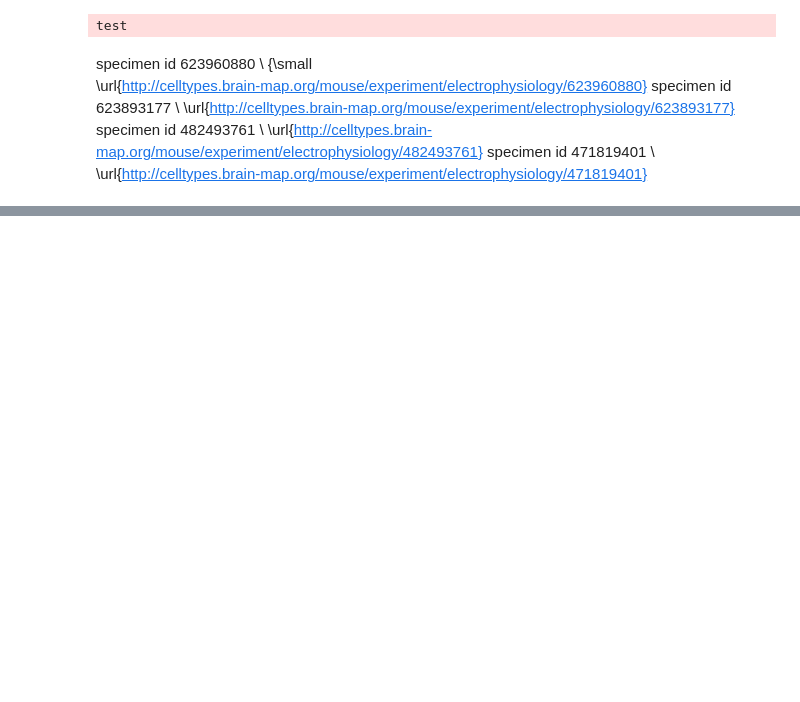
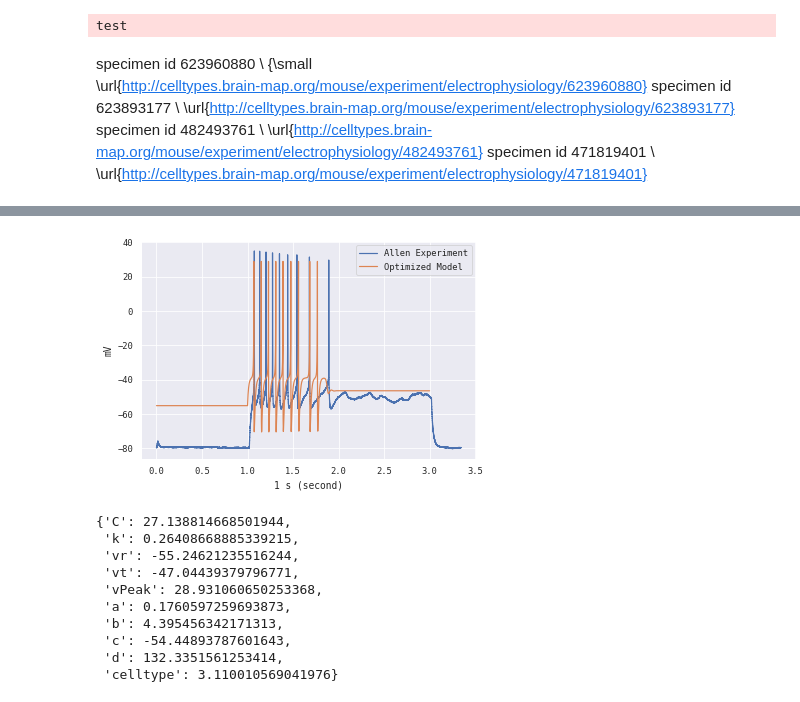
Before and after one commit to russelljjarvis/BluePyOptBU, a Jupyter notebook: examples/bpo_nu_fusion/ReducedModelsBluePyOptimization.ipynb, the cells around one changed output, grey strips where cells are left out. Cells and saved outputs as stored; diff of their text form; code cells hidden in the pictures; blank space fills up the shorter version.

```diff
--- a/examples/bpo_nu_fusion/ReducedModelsBluePyOptimization.ipynb
+++ b/examples/bpo_nu_fusion/ReducedModelsBluePyOptimization.ipynb
@@ -9,5 +5,5 @@ This will get rid of the oscillations.
 # %%
-from neuronunit.allenapi.allen_data_driven import opt_setup, opt_setup_two, opt_exec, opt_to_model
+from neuronunit.allenapi.allen_data_efel_features_opt import opt_setup, opt_setup_two, opt_exec, opt_to_model
 from neuronunit.optimization.optimization_management import check_bin_vm15
 from neuronunit.optimization.model_parameters import MODEL_PARAMS, BPO_PARAMS, to_bpo_param
 from neuronunit.optimization.optimization_management import dtc_to_rheo,inject_and_plot_model
@@ -18,8 +14,10 @@ import numpy as np
 from neuronunit.optimization.data_transport_container import DataTC
 import efel
 from jithub.models import model_classes
+import matplotlib.pyplot as plt
+import quantities as qt
+from neuronunit.optimization.optimization_management import inject_model30 # TODO rename, elicit spikes.
 
-import quantities as qt
 
 
 ids = [ 324257146,
@@ -34,7 +32,7 @@ ids = [ 324257146,
 specimen_id = ids[1]
 efel.__file__
 efel_list = list(efel.getFeatureNames());
-cellmodel = "IZHI"
+cellmodel = "ADEXP"
 # %% [output]
 test
 # %%
@@ -81,10 +75,12 @@ specific_filter_list = ['ISI_log_slope_1.5x',
 simple_yes_list = specific_filter_list
 target_num_spikes = 8
 # %%
-dtc = DataTC()
-dtc.backend = cellmodel
-dtc._backend = model._backend
 
-dtc.attrs = model.attrs
-dtc.params = {k:np.mean(v) for k,v in MODEL_PARAMS[cellmodel].items()}
-dtc.attrs
+def ranged_select_model(model_type):
+    dtc = DataTC()
+    dtc.backend = model_type
+    model = dtc.dtc_to_model()
+    dtc.attrs = model._backend.default_attrs
+    dtc.params = {k:np.mean(v) for k,v in MODEL_PARAMS[cellmodel].items()}
+    model = dtc.dtc_to_model()
+    return model
@@ -310,0 +245,18 @@ plt.show()
+# %%
+cellmodel = "IZHI"
+
+model = ranged_select_model(cellmodel)
+
+model.params
+model.backend
+suite, target_current, spk_count, cell_evaluator, simple_cell = opt_setup(specimen_id,
+                                                              cellmodel,
+                                                              target_num_spikes,
+                                                              provided_model=model,
+                                                              fixed_current=False)
+
+NGEN = 100
+MU = 100
+
+mapping_funct = dask_map_function
+final_pop, hall_of_fame, logs, hist = opt_exec(MU,NGEN,mapping_funct,cell_evaluator)
@@ -310,0 +283,17 @@ plt.show()
+# %%
+opt,target = opt_to_model(hall_of_fame,cell_evaluator,suite, target_current, spk_count)
+target.vm15 = suite.traces['vm15']
+check_bin_vm15(target,opt)
+opt.attrs
+# %% [output]
+[figure, added]
+{'C': 27.138814668501944,
+ 'k': 0.26408668885339215,
+ 'vr': -55.24621235516244,
+ 'vt': -47.04439379796771,
+ 'vPeak': 28.931060650253368,
+ 'a': 0.1760597259693873,
+ 'b': 4.395456342171313,
+ 'c': -54.44893787601643,
+ 'd': 132.3351561253414,
+ 'celltype': 3.110010569041976}
```
Also changed, not shown: parts of 28 cells of this notebook, 3 other files.
